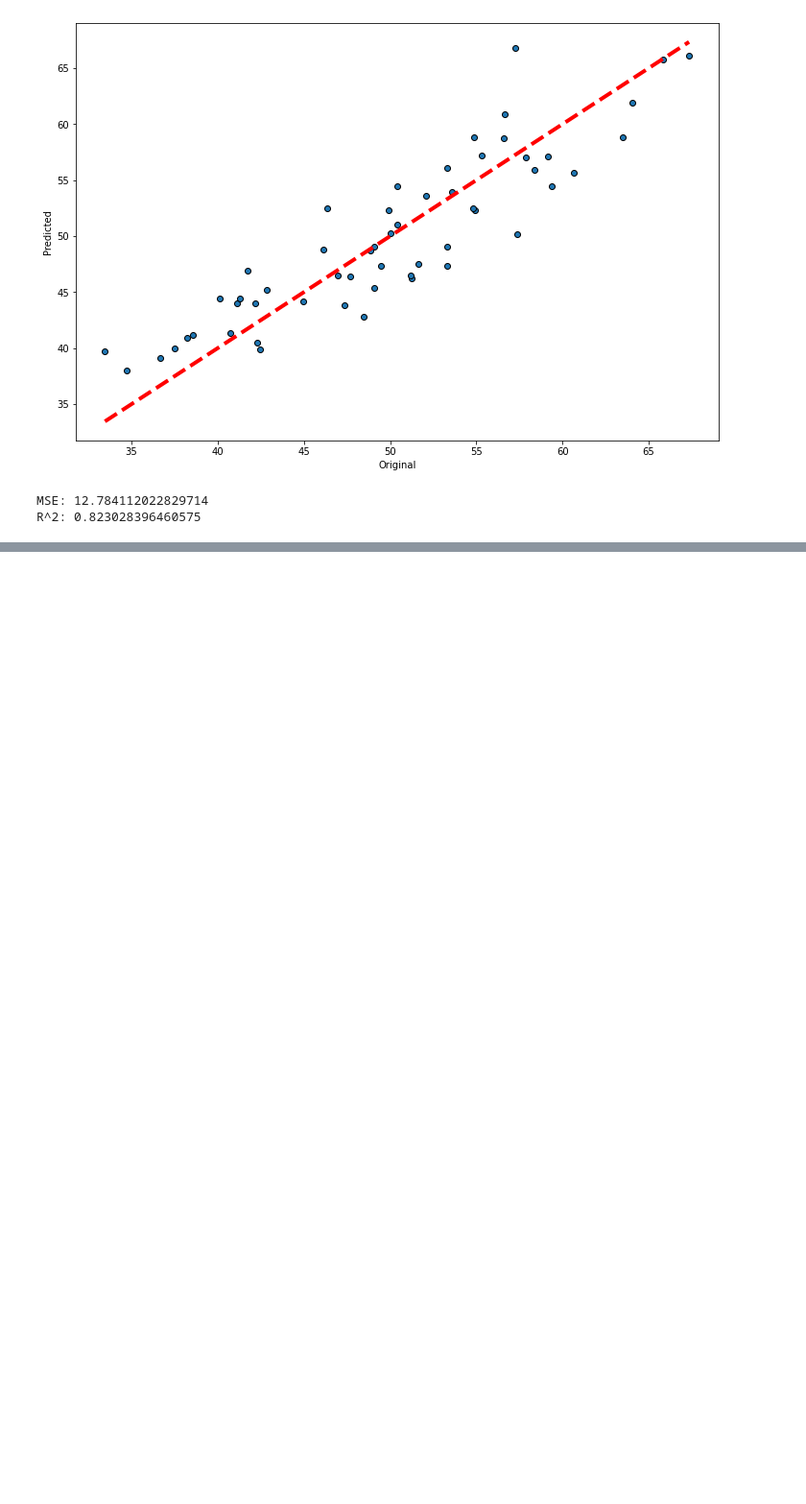
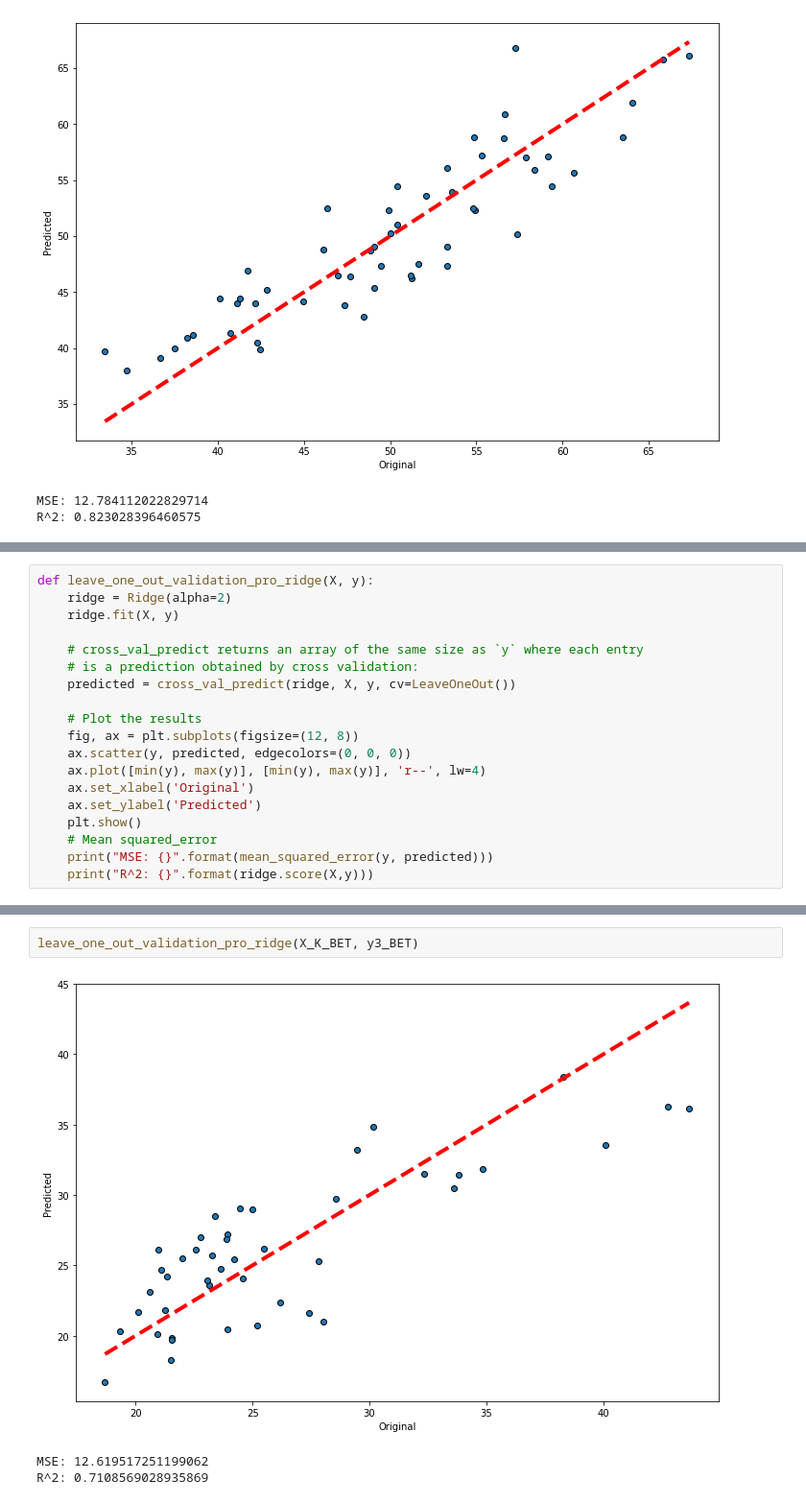
Before and after one commit to frblazquez/LC3, a Jupyter notebook: Project 2/lc3_Pruebas.ipynb, the cells around one changed output, grey strips where cells are left out. Shown: that part at 96% size. Saved outputs shown, nothing was run; the diff lists cells and outputs as text; blank space fills up the shorter version.

```diff
--- a/Project 2/lc3_Pruebas.ipynb
+++ b/Project 2/lc3_Pruebas.ipynb
@@ -432,0 +441,19 @@ R^2: 0.8448442296004056
+# %%
+def leave_one_out_validation_pro_ridge(X, y):
+    ridge = Ridge(alpha=2)
+    ridge.fit(X, y)
+
+    # cross_val_predict returns an array of the same size as `y` where each entry
+    # is a prediction obtained by cross validation:
+    predicted = cross_val_predict(ridge, X, y, cv=LeaveOneOut())
+
+    # Plot the results
+    fig, ax = plt.subplots(figsize=(12, 8))
+    ax.scatter(y, predicted, edgecolors=(0, 0, 0))
+    ax.plot([min(y), max(y)], [min(y), max(y)], 'r--', lw=4)
+    ax.set_xlabel('Original')
+    ax.set_ylabel('Predicted')
+    plt.show()
+    # Mean squared_error
+    print("MSE: {}".format(mean_squared_error(y, predicted)))
+    print("R^2: {}".format(ridge.score(X,y)))
@@ -432,0 +466,6 @@ R^2: 0.8448442296004056
+# %%
+leave_one_out_validation_pro_ridge(X_K_BET, y3_BET)
+# %% [output]
+[figure, added]
+MSE: 12.619517251199062
+R^2: 0.7108569028935869
```
Also changed, not shown: parts of 16 cells of this notebook.
